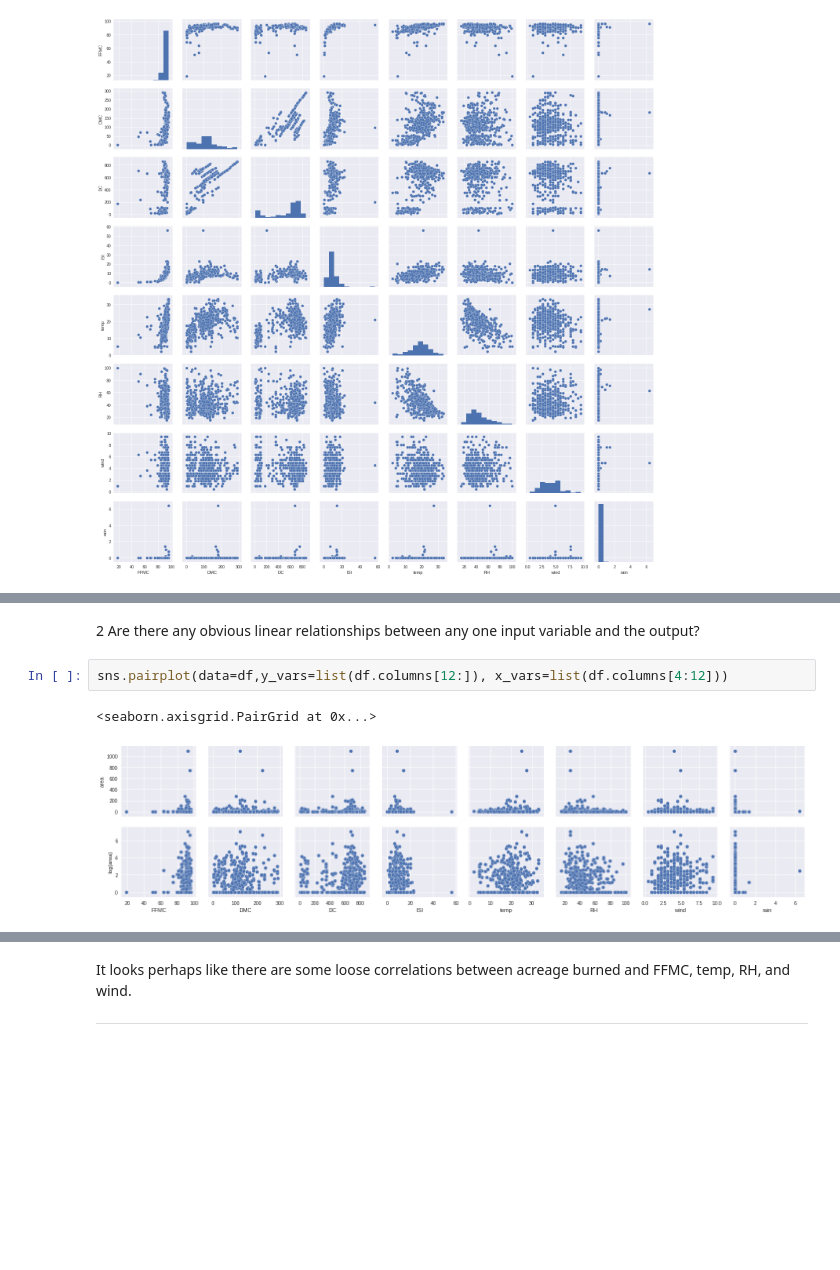
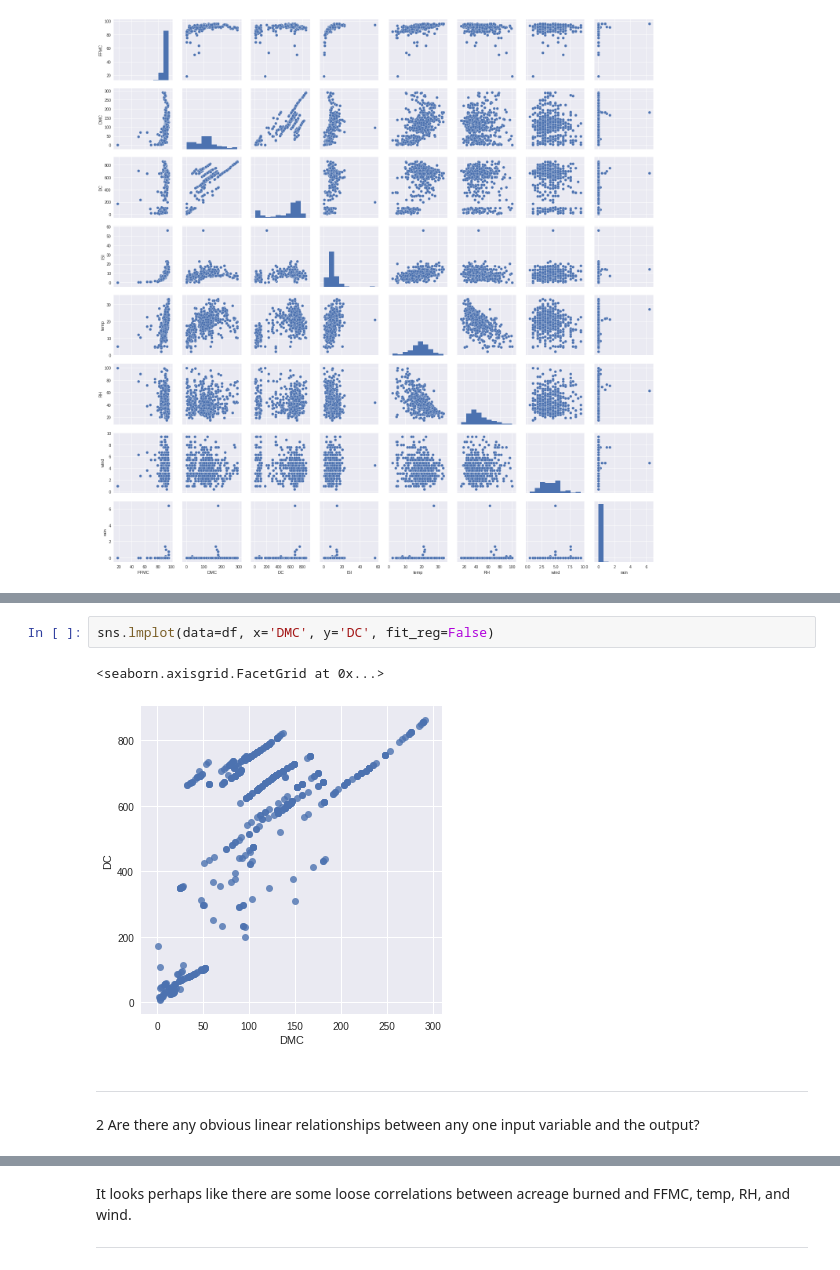
Before and after one commit to davidjwatts/portuguese_fires, a Jupyter notebook: Data Story.ipynb, the cells around one changed output, grey strips where cells are left out. Cells and saved outputs as stored; diff of their text form; blank space fills up the shorter version.

```diff
--- a/Data Story.ipynb
+++ b/Data Story.ipynb
@@ -36,7 +35,8 @@ ___
+# %%
+sns.lmplot(data=df, x='DMC', y='DC', fit_reg=False)
+# %% [output]
+<seaborn.axisgrid.FacetGrid at 0x...>
+[figure, added]
 # %% [markdown]
+___
 2 Are there any obvious linear relationships between any one input variable and the output?
-# %%
-sns.pairplot(data=df,y_vars=list(df.columns[12:]), x_vars=list(df.columns[4:12]))
-# %% [output]
-<seaborn.axisgrid.PairGrid at 0x...>
-[figure, removed]
```
Also changed, not shown: parts of 18 cells of this notebook, 1 other file.
